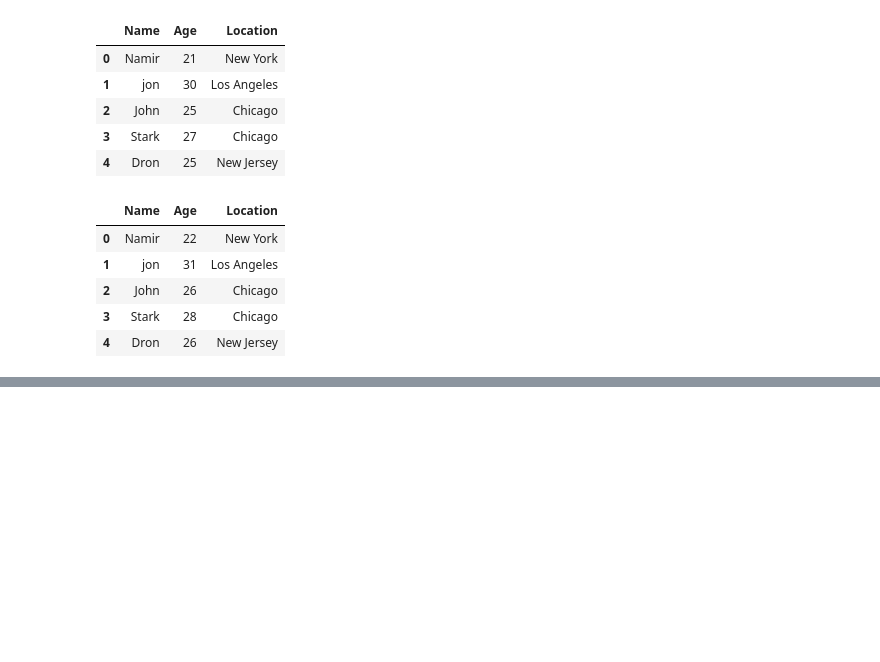
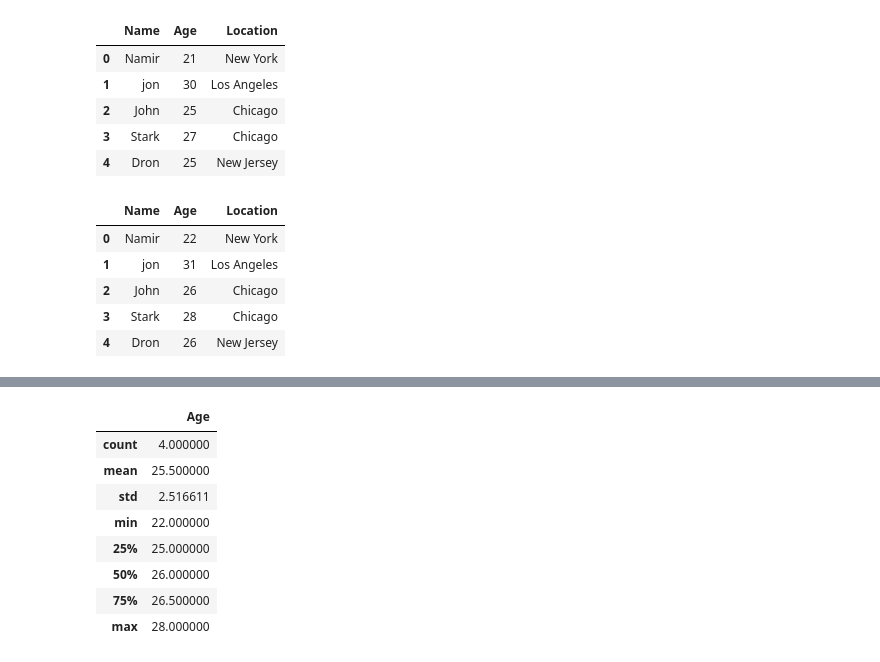
Before and after one commit to Namir50/Data-Science-Machine-learning-tutorial, a Jupyter notebook: Pandas/1.ipynb, the cells around one changed output, grey strips where cells are left out. Cells and saved outputs as stored; diff of their text form; code cells hidden in the pictures; blank space fills up the shorter version.

```diff
--- a/Pandas/1.ipynb
+++ b/Pandas/1.ipynb
@@ -298,0 +309,12 @@ data2
+# %%
+data2.describe()
+# %% [output]
+|  | Age |
+| count | 4.000000 |
+| mean | 25.500000 |
+| std | 2.516611 |
+| min | 22.000000 |
+| 25% | 25.000000 |
+| 50% | 26.000000 |
+| 75% | 26.500000 |
+| max | 28.000000 |
```
Also changed, not shown: parts of 3 cells of this notebook.
